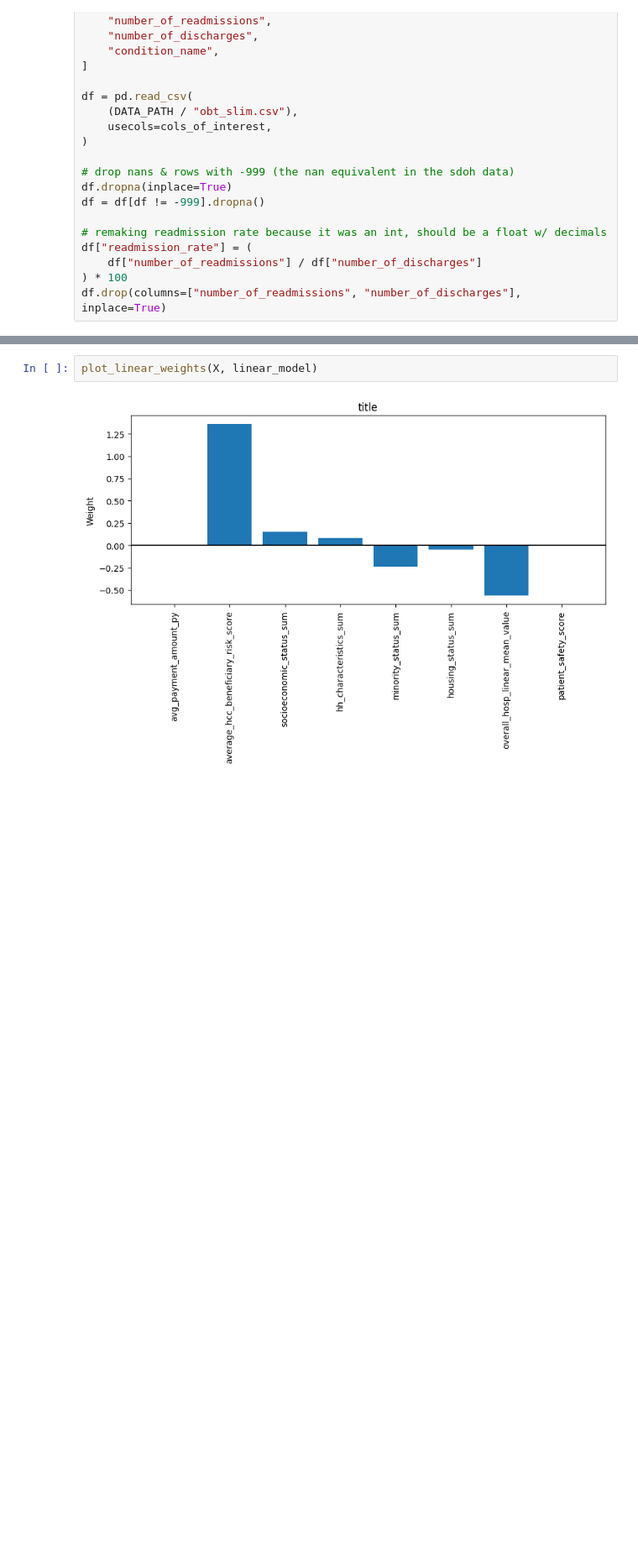
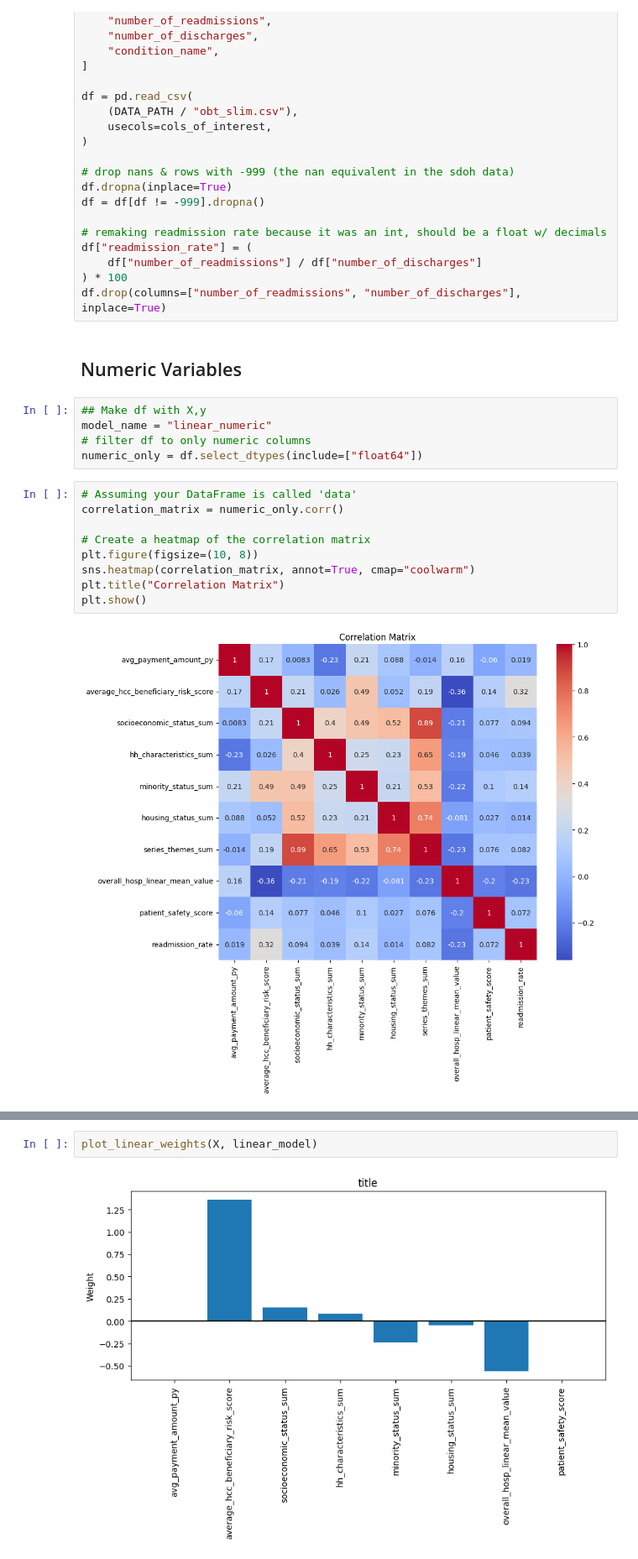
Before and after one commit to DS4A-2023-Team-20/ca-sdoh, a Jupyter notebook: code/jess/model_dev.ipynb, the cells around one changed output, grey strips where cells are left out. Shown at 84% size. Saved outputs shown, nothing was run; the diff lists cells and outputs as text; blank space fills up the shorter version.

Commit message:
colinearity + correlation

```diff
--- a/code/jess/model_dev.ipynb
+++ b/code/jess/model_dev.ipynb
@@ -76,3 +77,21 @@ df["readmission_rate"] = (
     df["number_of_readmissions"] / df["number_of_discharges"]
 ) * 100
 df.drop(columns=["number_of_readmissions", "number_of_discharges"], inplace=True)
+# %% [markdown]
+## Numeric Variables
+# %%
+## Make df with X,y
+model_name = "linear_numeric"
+# filter df to only numeric columns
+numeric_only = df.select_dtypes(include=["float64"])
+# %%
+# Assuming your DataFrame is called 'data'
+correlation_matrix = numeric_only.corr()
+
+# Create a heatmap of the correlation matrix
+plt.figure(figsize=(10, 8))
+sns.heatmap(correlation_matrix, annot=True, cmap="coolwarm")
+plt.title("Correlation Matrix")
+plt.show()
+# %% [output]
+[figure, added]
```
Also changed, not shown: parts of 6 cells of this notebook.
